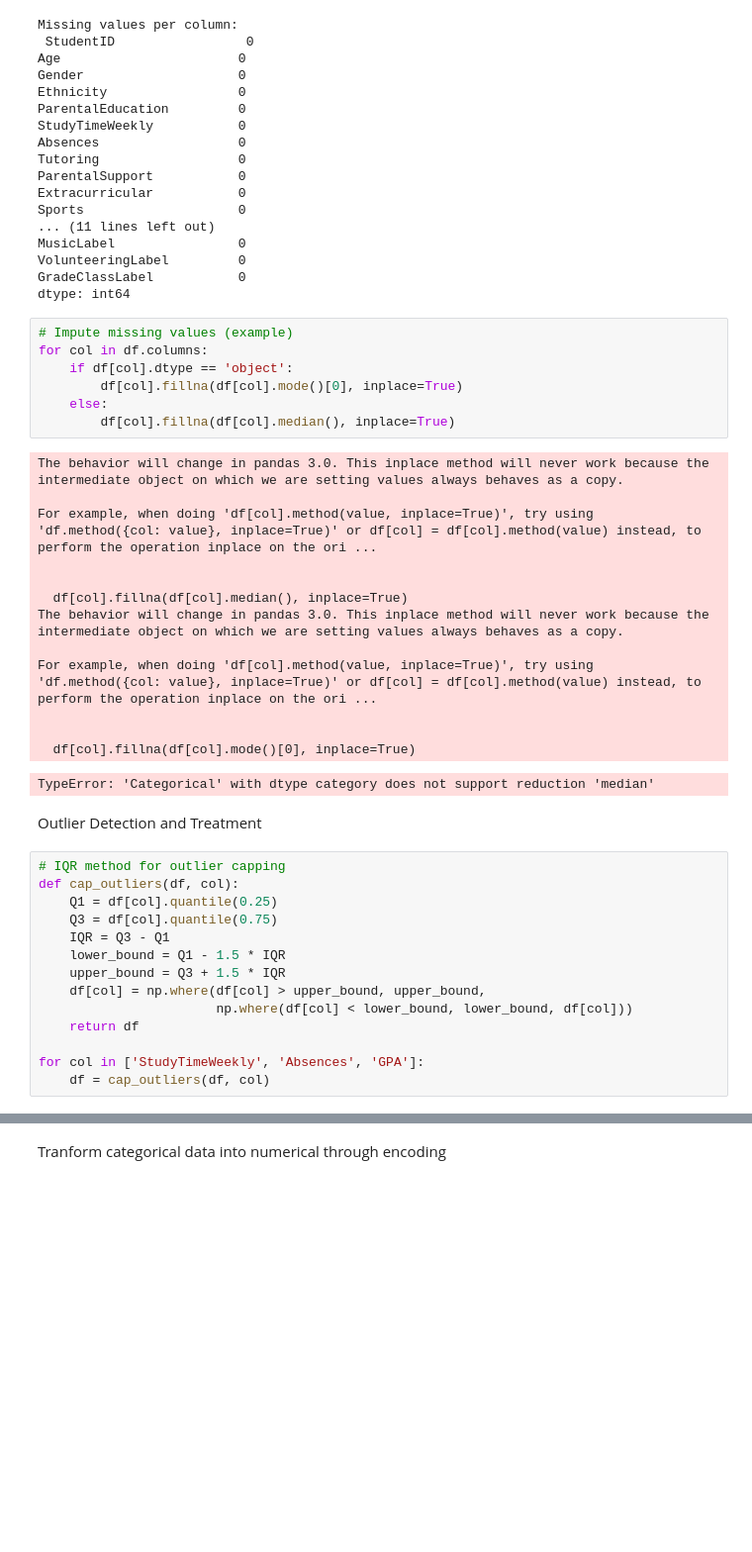
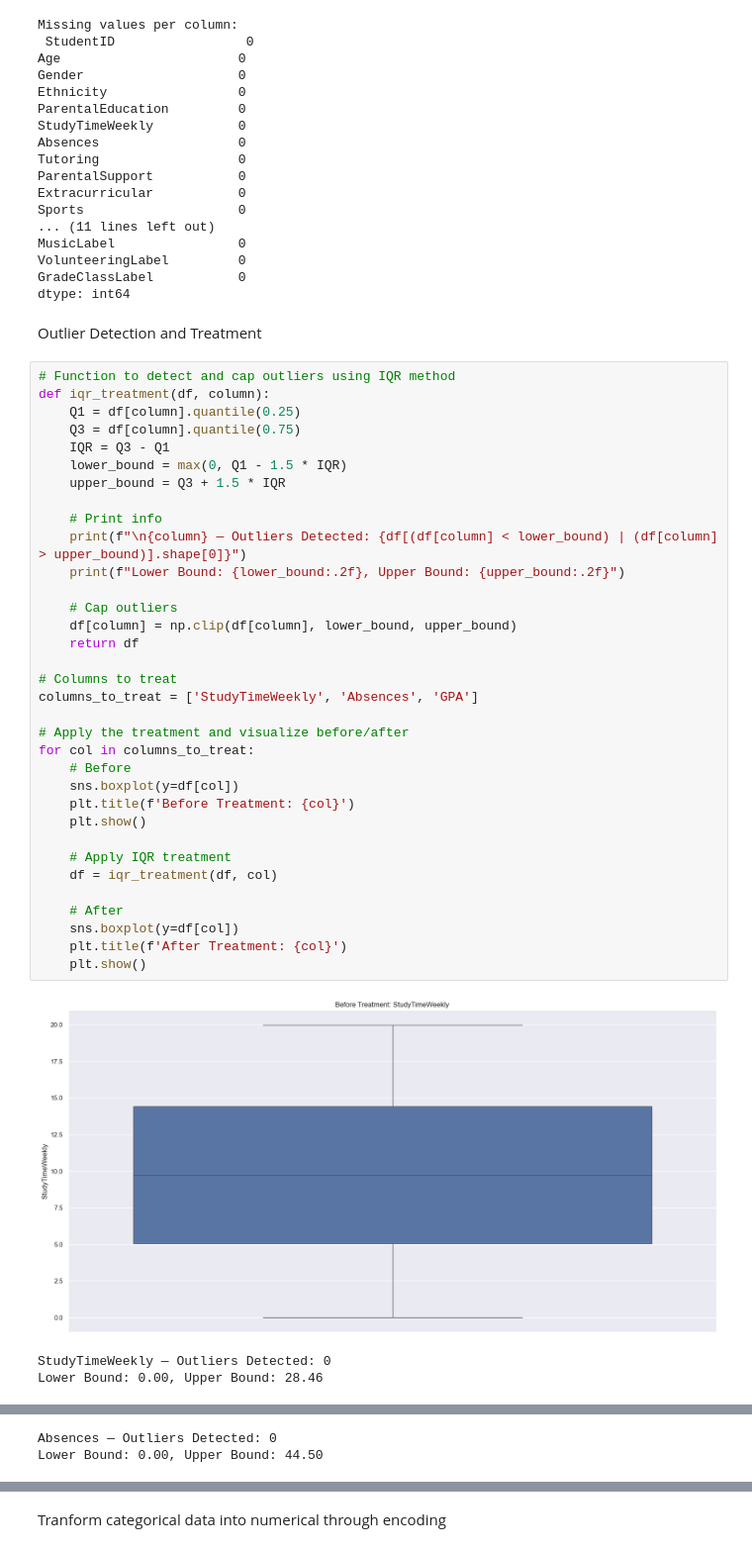
Before and after one commit to AnnMariDB/MLG382-Projects, a Jupyter notebook: MLG382Project1/Group E_MLG382_GuidedProject.ipynb, the cells around one changed output, grey strips where cells are left out. Shown at 99% size. Saved outputs shown, nothing was run; the diff lists cells and outputs as text; blank space fills up the shorter version.

Commit message:
Added missing value and outlier detection and tretament, also added evaluation metrics

```diff
--- a/MLG382Project1/Group E_MLG382_GuidedProject.ipynb
+++ b/MLG382Project1/Group E_MLG382_GuidedProject.ipynb
@@ -509,40 +513,43 @@ MusicLabel                0
 VolunteeringLabel         0
 GradeClassLabel           0
 dtype: int64
-# %%
-# Impute missing values (example)
-for col in df.columns:
-    if df[col].dtype == 'object':
-        df[col].fillna(df[col].mode()[0], inplace=True)
-    else:
-        df[col].fillna(df[col].median(), inplace=True)
-# %% [output]
-The behavior will change in pandas 3.0. This inplace method will never work because the intermediate object on which we are setting values always behaves as a copy.
-
-For example, when doing 'df[col].method(value, inplace=True)', try using 'df.method({col: value}, inplace=True)' or df[col] = df[col].method(value) instead, to perform the operation inplace on the ori ...
-
-
-  df[col].fillna(df[col].median(), inplace=True)
-The behavior will change in pandas 3.0. This inplace method will never work because the intermediate object on which we are setting values always behaves as a copy.
-
-For example, when doing 'df[col].method(value, inplace=True)', try using 'df.method({col: value}, inplace=True)' or df[col] = df[col].method(value) instead, to perform the operation inplace on the ori ...
-
-
-  df[col].fillna(df[col].mode()[0], inplace=True)
-TypeError: 'Categorical' with dtype category does not support reduction 'median'
 # %% [markdown]
 Outlier Detection and Treatment
 # %%
-# IQR method for outlier capping
-def cap_outliers(df, col):
-    Q1 = df[col].quantile(0.25)
-    Q3 = df[col].quantile(0.75)
+# Function to detect and cap outliers using IQR method
+def iqr_treatment(df, column):
+    Q1 = df[column].quantile(0.25)
+    Q3 = df[column].quantile(0.75)
     IQR = Q3 - Q1
-    lower_bound = Q1 - 1.5 * IQR
+    lower_bound = max(0, Q1 - 1.5 * IQR)
     upper_bound = Q3 + 1.5 * IQR
-    df[col] = np.where(df[col] > upper_bound, upper_bound,
-                       np.where(df[col] < lower_bound, lower_bound, df[col]))
+
+    # Print info
+    print(f"\n{column} — Outliers Detected: {df[(df[column] < lower_bound) | (df[column] > upper_bound)].shape[0]}")
+    print(f"Lower Bound: {lower_bound:.2f}, Upper Bound: {upper_bound:.2f}")
+
+    # Cap outliers
+    df[column] = np.clip(df[column], lower_bound, upper_bound)
     return df
 
-for col in ['StudyTimeWeekly', 'Absences', 'GPA']:
-    df = cap_outliers(df, col)
+# Columns to treat
+columns_to_treat = ['StudyTimeWeekly', 'Absences', 'GPA']
+
+# Apply the treatment and visualize before/after
+for col in columns_to_treat:
+    # Before
+    sns.boxplot(y=df[col])
+    plt.title(f'Before Treatment: {col}')
+    plt.show()
+
+    # Apply IQR treatment
+    df = iqr_treatment(df, col)
+
+    # After
+    sns.boxplot(y=df[col])
+    plt.title(f'After Treatment: {col}')
+    plt.show()
+# %% [output]
+[figure, added]
+StudyTimeWeekly — Outliers Detected: 0
+Lower Bound: 0.00, Upper Bound: 28.46
@@ -548,0 +558,2 @@ for col in ['StudyTimeWeekly', 'Absences', 'GPA']:
+Absences — Outliers Detected: 0
+Lower Bound: 0.00, Upper Bound: 44.50
```
Also changed, not shown: parts of 12 cells of this notebook.
